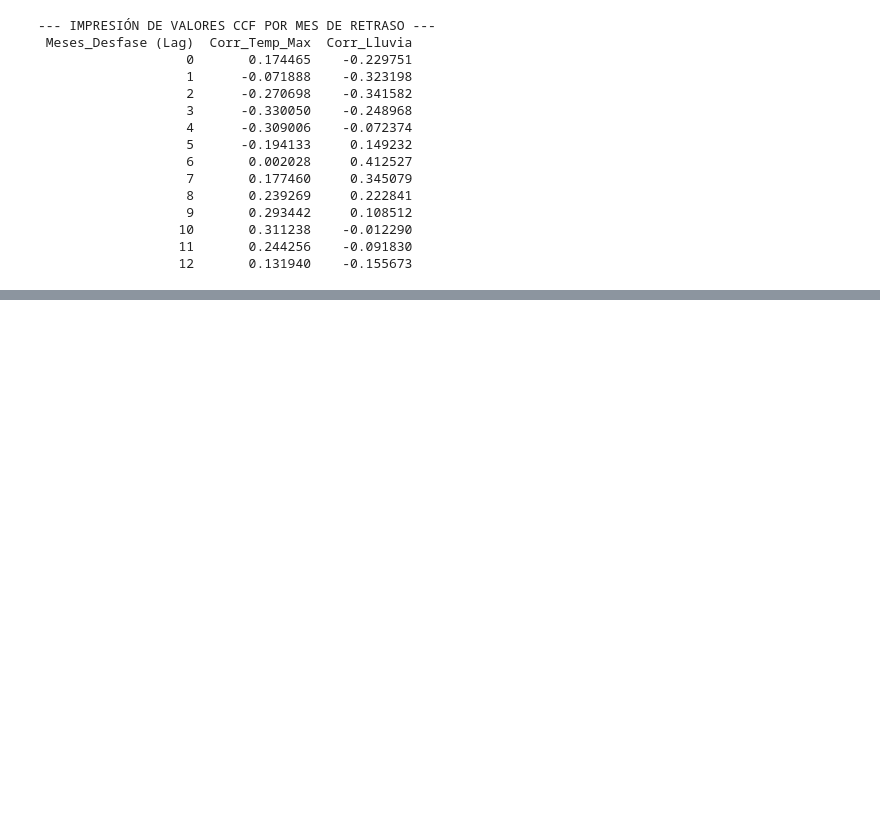
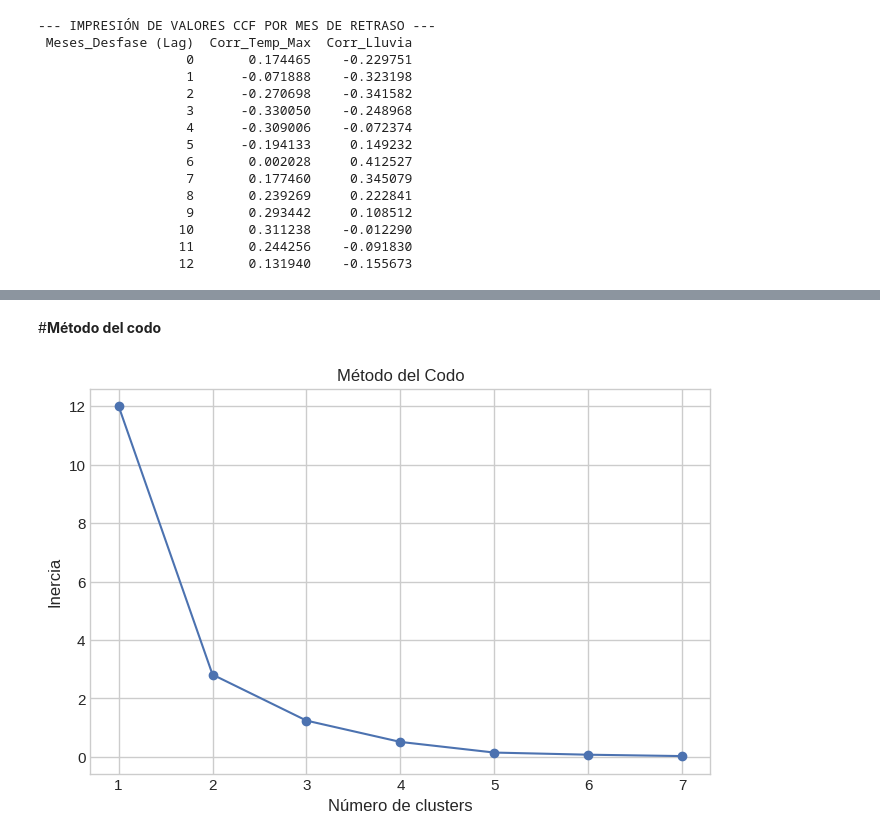
Before and after one commit to allmore0/pp_501, a Jupyter notebook: Proyecto_semestre_5.ipynb, the cells around one changed output, grey strips where cells are left out. Cells and saved outputs as stored; diff of their text form; code cells hidden in the pictures; blank space fills up the shorter version.

```diff
--- a/Proyecto_semestre_5.ipynb
+++ b/Proyecto_semestre_5.ipynb
@@ -936,0 +964,40 @@ print(df_resultados_ccf.to_string(index=False))
+# %% [markdown]
+#**Método del codo**
+# %%
+from sklearn.preprocessing import StandardScaler
+
+precio_mes = (
+    df_origen_mich
+    .groupby("Mes_Num")
+    ["Precio_Michoacan"]
+    .mean()
+    .reset_index()
+)
+
+inercia = []
+
+# Definiendo X_scaled
+X = precio_mes[['Precio_Michoacan']]
+scaler = StandardScaler()
+X_scaled = scaler.fit_transform(X)
+
+for k in range(1,8):
+
+    modelo = KMeans(
+        n_clusters=k,
+        random_state=42,
+        n_init=10
+    )
+
+    modelo.fit(X_scaled)
+
+    inercia.append(modelo.inertia_)
+
+plt.figure(figsize=(8,5))
+plt.plot(range(1,8), inercia, marker='o')
+plt.title("Método del Codo")
+plt.xlabel("Número de clusters")
+plt.ylabel("Inercia")
+plt.show()
+# %% [output]
+[figure, added]
```
Also changed, not shown: parts of 4 cells of this notebook.
